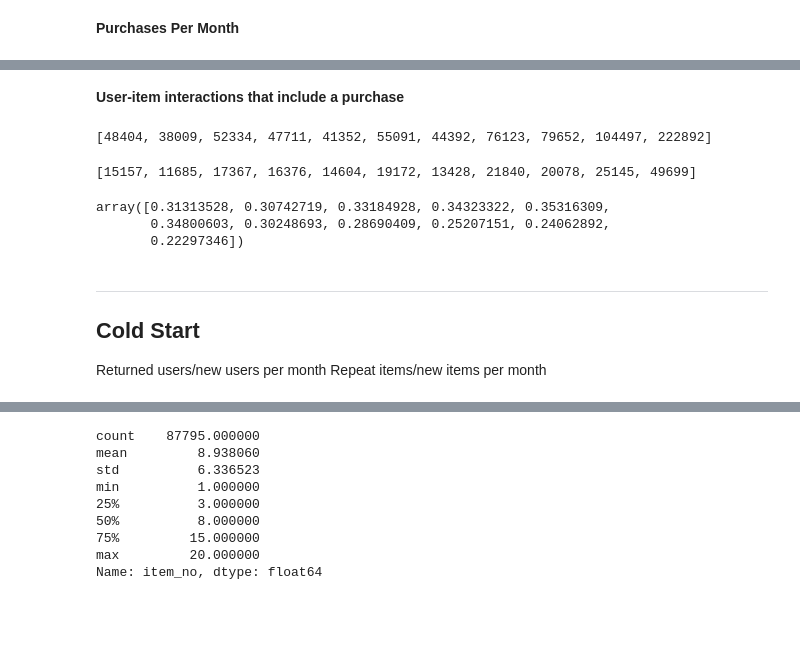
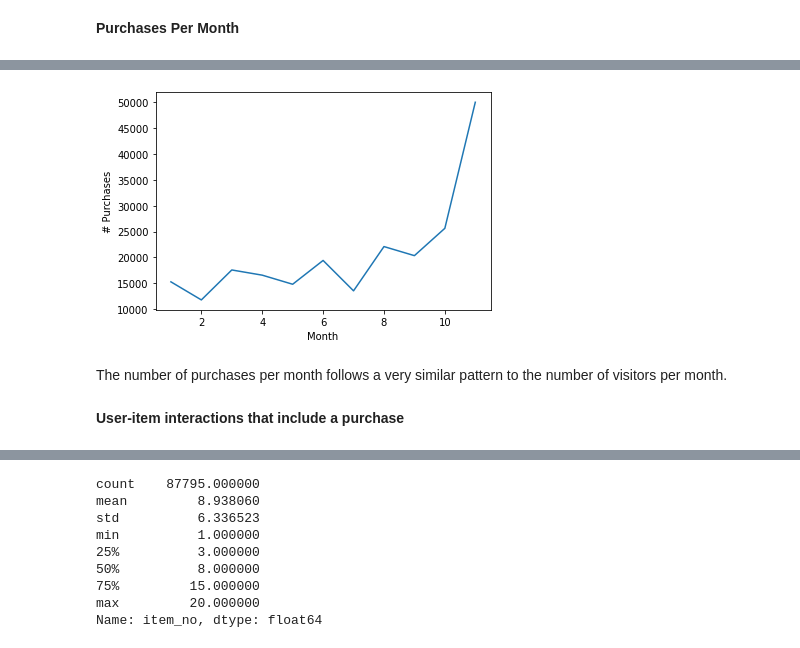
Before and after one commit to msvensson222/tfrs-retail-example, a Jupyter notebook: EDA.ipynb, the cells around one changed output, grey strips where cells are left out. Drawn from its saved outputs; the diff is of its cells as text; code cells hidden in the pictures; blank space fills up the shorter version.

```diff
--- a/EDA.ipynb
+++ b/EDA.ipynb
@@ -414,3 +455,12 @@ num_purchases
+# %%
+fig, ax = plt.subplots()
+_ = ax.plot(range(1, len(num_purchases) + 1),num_purchases)
+_ = ax.set_ylabel('# Purchases')
+_ = ax.set_xlabel('Month')
+# %% [output]
+[figure, added]
+# %% [markdown]
+The number of purchases per month follows a very similar pattern to the number of visitors per month.
 # %% [markdown]
 **User-item interactions that include a purchase**
 # %%
@@ -419,4 +471,0 @@ user_item_interactions_w_purchase = []
-# %%
-total_user_item_interactions
-# %% [output]
-[48404, 38009, 52334, 47711, 41352, 55091, 44392, 76123, 79652, 104497, 222892]
@@ -426,17 +471,0 @@ user_item_interactions_purchase = [group[1].loc[group[1]['eventtype'] == 'purcha
-# %%
-user_item_interactions_purchase
-# %% [output]
-[15157, 11685, 17367, 16376, 14604, 19172, 13428, 21840, 20078, 25145, 49699]
-# %%
-np.array(user_item_interactions_purchase) / np.array(total_user_item_interactions)
-# %% [output]
-array([0.31313528, 0.30742719, 0.33184928, 0.34323322, 0.35316309,
-       0.34800603, 0.30248693, 0.28690409, 0.25207151, 0.24062892,
-       0.22297346])
-# %% [markdown]
----
-
-## **Cold Start**
-
-Returned users/new users per month
-Repeat items/new items per month
```
Also changed, not shown: parts of 89 cells of this notebook, 2 other files.
